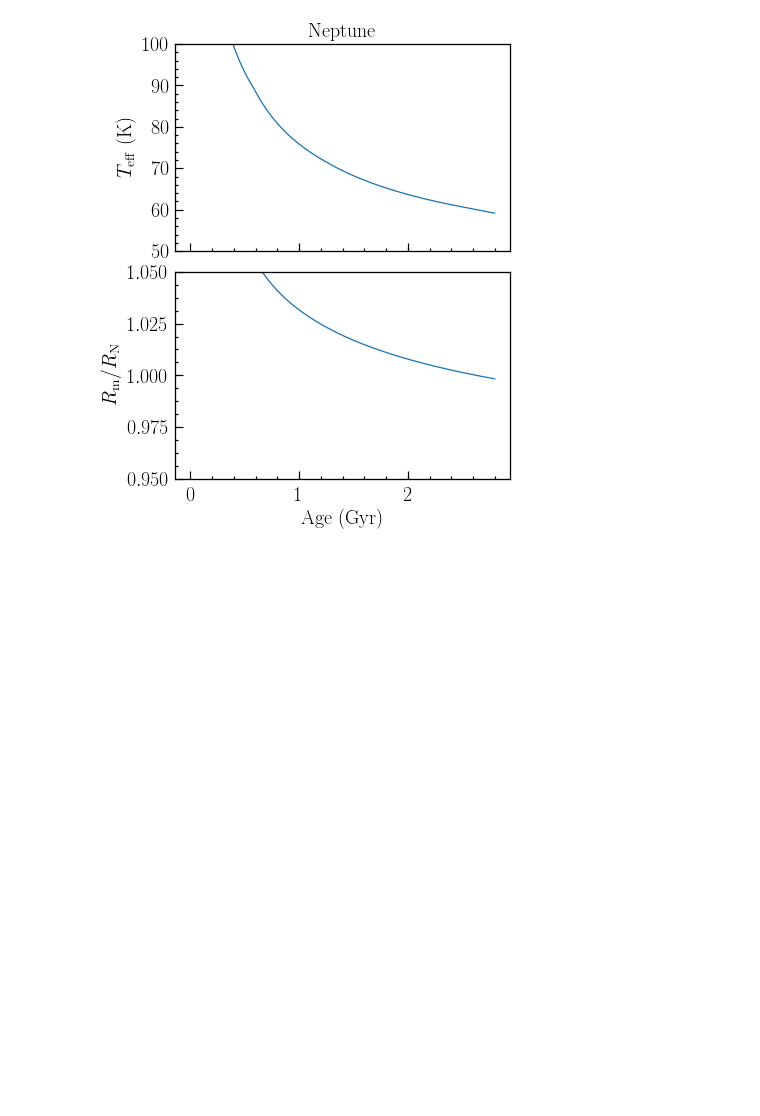
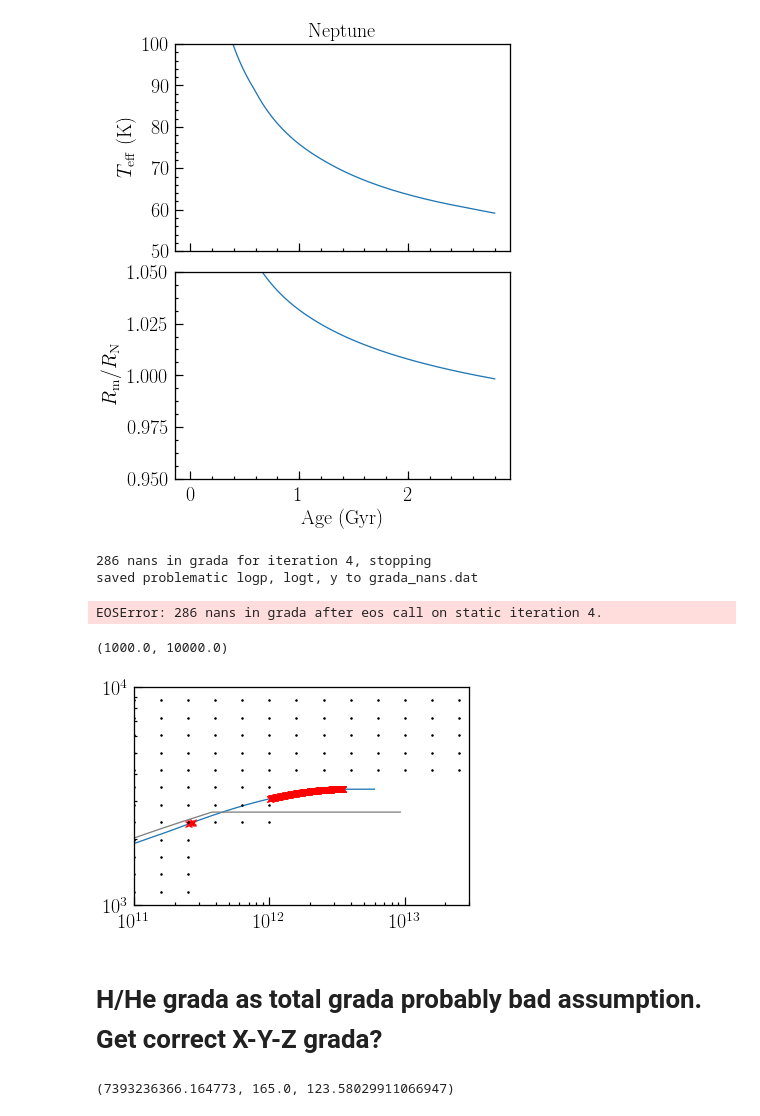
Before and after one commit to chkvch/ongp, a Jupyter notebook: un_test_suite.ipynb, the cells around one changed output. Cells and saved outputs as stored; diff of their text form; code cells hidden in the pictures; blank space fills up the shorter version.

```diff
--- a/un_test_suite.ipynb
+++ b/un_test_suite.ipynb
@@ -178,3 +178,50 @@ ax[0].set_title('Neptune')
 # %% [output]
 Text(0.5,1,'Neptune')
 [figure]
+# %%
+'''instead of huge core, attempt to get a three-layer model like Fortney & Nettelmann 2010; Fortney et al. 2011'''
+
+import ongp; reload(ongp) # reload to catch any changes to the module
+
+mn = const.neptune_mass / const.mearth
+rn = const.neptune_rvol
+gn = const.cgrav * const.neptune_mass / const.neptune_rvol ** 2
+
+planet = ongp.evol(z_eos_option='reos water', atm_option='f11_tables n')
+planet.static(mtot='n', mcore=2.85, zenv=0.3, zenv_inner=0.852, t10=160., transition_pressure=0.1)
+
+print '%20s %20s %20s %20s' % ('', 'neptune', 'model', 'ratio')
+print '%20s %20f %20f %20f' % ('mass', mn, planet.mtot / const.mearth, mn / planet.mtot * const.mearth)
+print '%20s %20g %20g %20f' % ('radius', rn, planet.rtot, rn / planet.rtot)
+print '%20s %20f %20f %20f' % ('gsurf', gn, planet.surface_g, gn / planet.surface_g)
+print
+
+plt.loglog(planet.p, planet.t)
+# %% [output]
+286 nans in grada for iteration 4, stopping
+saved problematic logp, logt, y to grada_nans.dat
+EOSError: 286 nans in grada after eos call on static iteration 4.
+# %%
+plt.plot(planet.p, planet.t)
+plt.plot(g.p, g.t, color='grey')
+logp, logt, y = np.genfromtxt('grada_nans.dat', unpack=True)
+plt.plot(10**logp, 10**logt, 'rx')
+plt.loglog()
+
+import scvh; reload(scvh)
+eos = scvh.eos('data')
+eos.plot_pt_coverage(color='k', markersize=3)
+
+plt.xlim(1e11, 3e13)
+plt.ylim(1e3, 1e4)
+# %% [output]
+(1000.0, 10000.0)
+[figure, added]
+# %% [markdown]
+# H/He grada as total grada probably bad assumption. Get correct X-Y-Z grada?
+# %%
+import ongp; reload(ongp)
+j = ongp.evol(atm_option='f11_tables jup')
+j.static(mtot='jup', t1=165., yenv=0.27)
+# %% [output]
+(7393236366.164773, 165.0, 123.58029911066947)
```
Also changed, not shown: parts of 7 cells of this notebook, 3 other files.
